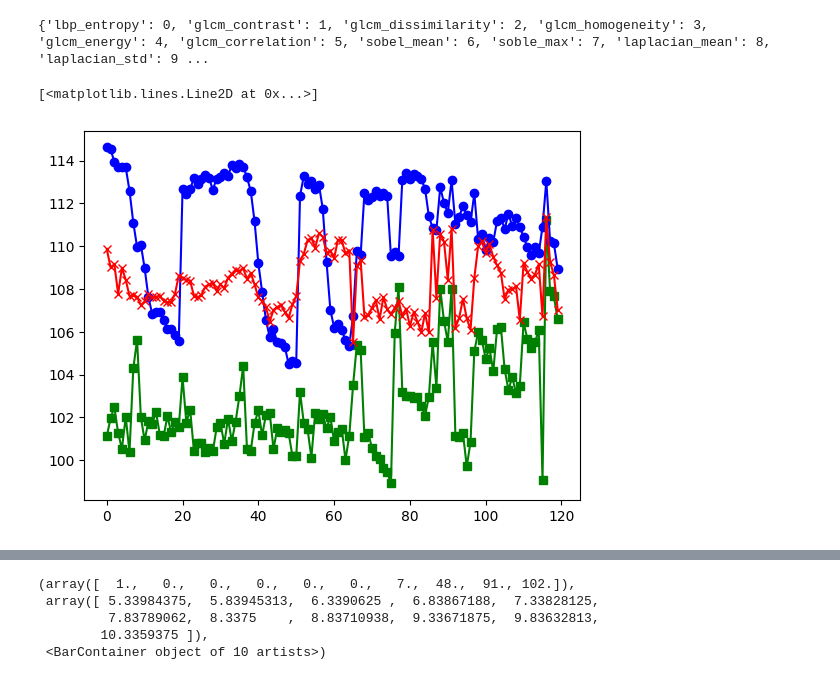
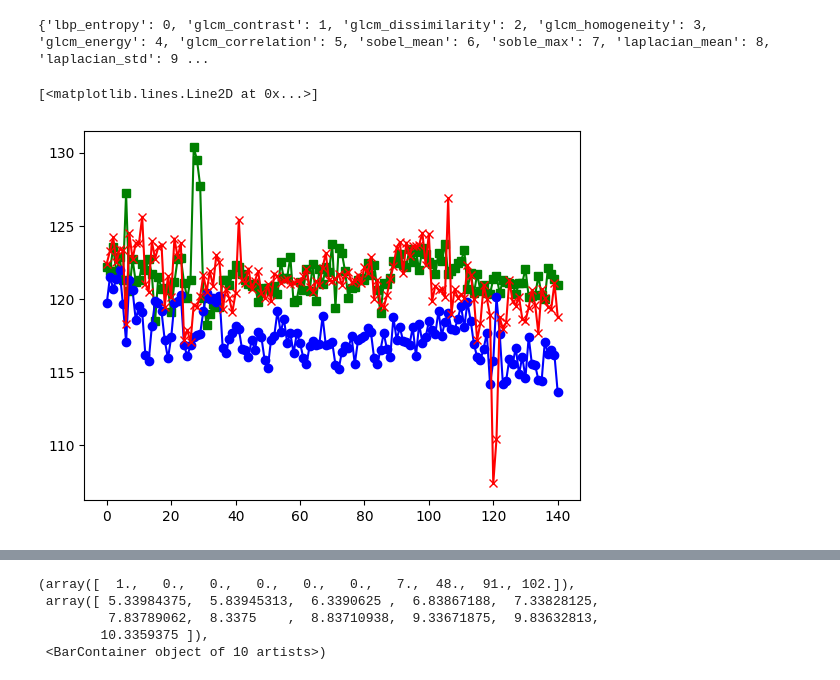
Before and after one commit to pawel21/Computer_vision_for_MAGIC, a Jupyter notebook: notebooks/create_baseline.ipynb, the cells around one changed output, grey strips where cells are left out. Cells and saved outputs as stored; diff of their text form; code cells hidden in the pictures.

```diff
--- a/notebooks/create_baseline.ipynb
+++ b/notebooks/create_baseline.ipynb
@@ -148,7 +141,7 @@ np.savez("../data/feature_matrix_1.npz",
          feature_matrix=feature_matrix,
          feature_names=feature_names)
 # %%
-data = np.load("../data/feature_matrix_1.npz", allow_pickle=True)
+data = np.load("../data/feature_matrix_2_morning.npz", allow_pickle=True)
 # %%
 print(data["feature_matrix"].shape)
 print(data["feature_names"].shape)
@@ -157,6 +150,6 @@ print(data["feature_names"].shape)
 (11,)
 # %%
-f_matrix = data['feature_matrix'][:120, :, :] # feature_matrix[:30, :, :] data['feature_matrix'][:120, :, :6]
+f_matrix = data['feature_matrix'][:, :, :] # feature_matrix[:30, :, :] data['feature_matrix'][:120, :, :6]
 baseline_median = np.median(f_matrix, axis=0)
 baseline_mad = np.median(
     np.abs(f_matrix - baseline_median[np.newaxis, :, :]),
@@ -215,10 +206,10 @@ print(feat_names_dict)
 # %% [output]
 {'lbp_entropy': 0, 'glcm_contrast': 1, 'glcm_dissimilarity': 2, 'glcm_homogeneity': 3, 'glcm_energy': 4, 'glcm_correlation': 5, 'sobel_mean': 6, 'soble_max': 7, 'laplacian_mean': 8, 'laplacian_std': 9 ...
 # %%
-feat_id = feat_names_dict['laplacian_std']
+feat_id = feat_names_dict['laplacian_mean']
 plt.plot(f_matrix[:, 70, feat_id], 'gs-')
 plt.plot(f_matrix[:, 133, feat_id], 'bo-')
 plt.plot(f_matrix[:, 150, feat_id], 'rx-')
 # %% [output]
 [<matplotlib.lines.Line2D at 0x...>]
-[figure, old version]
+[figure, new version]
```
Also changed, not shown: parts of 14 cells of this notebook, 3 other files.
